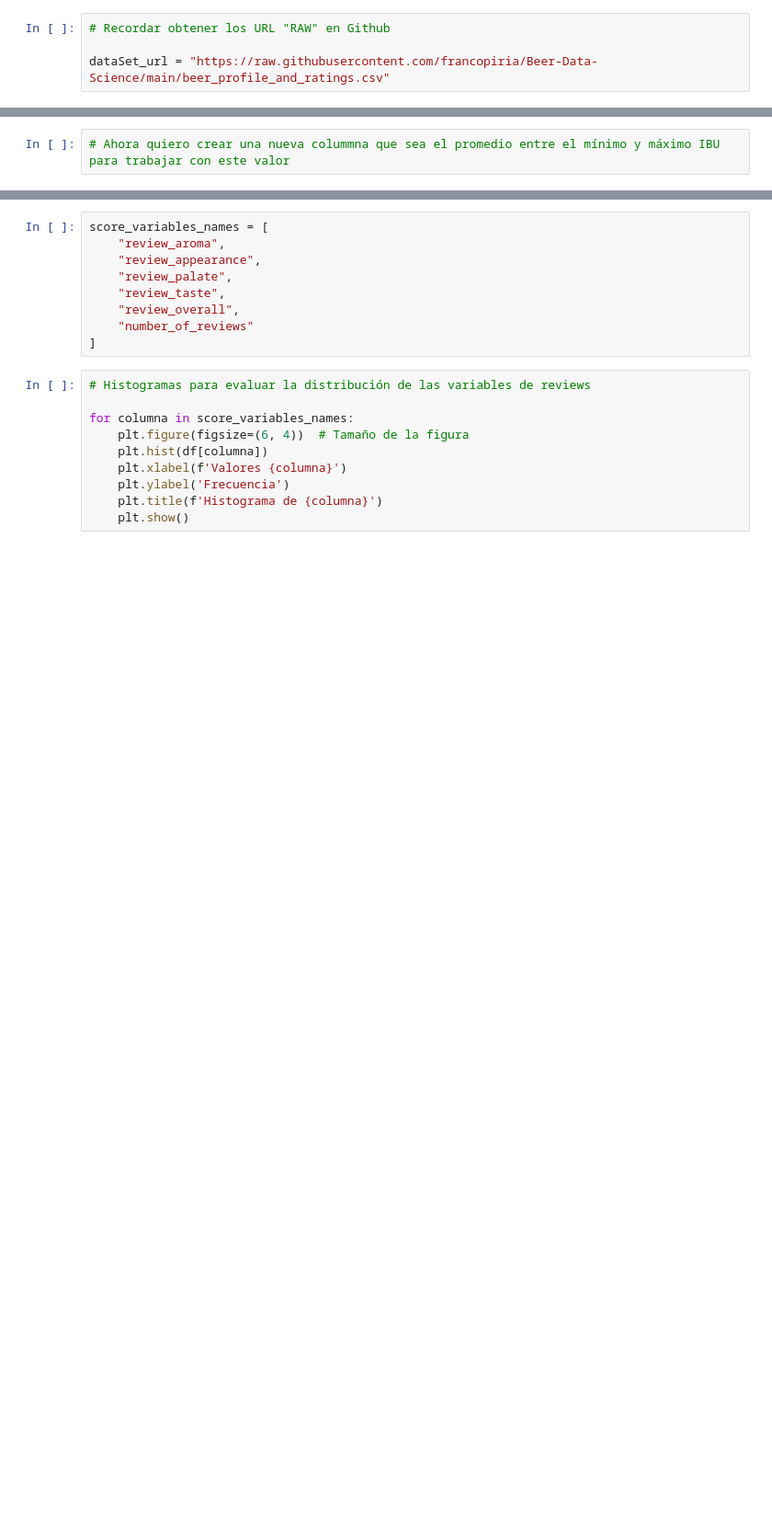
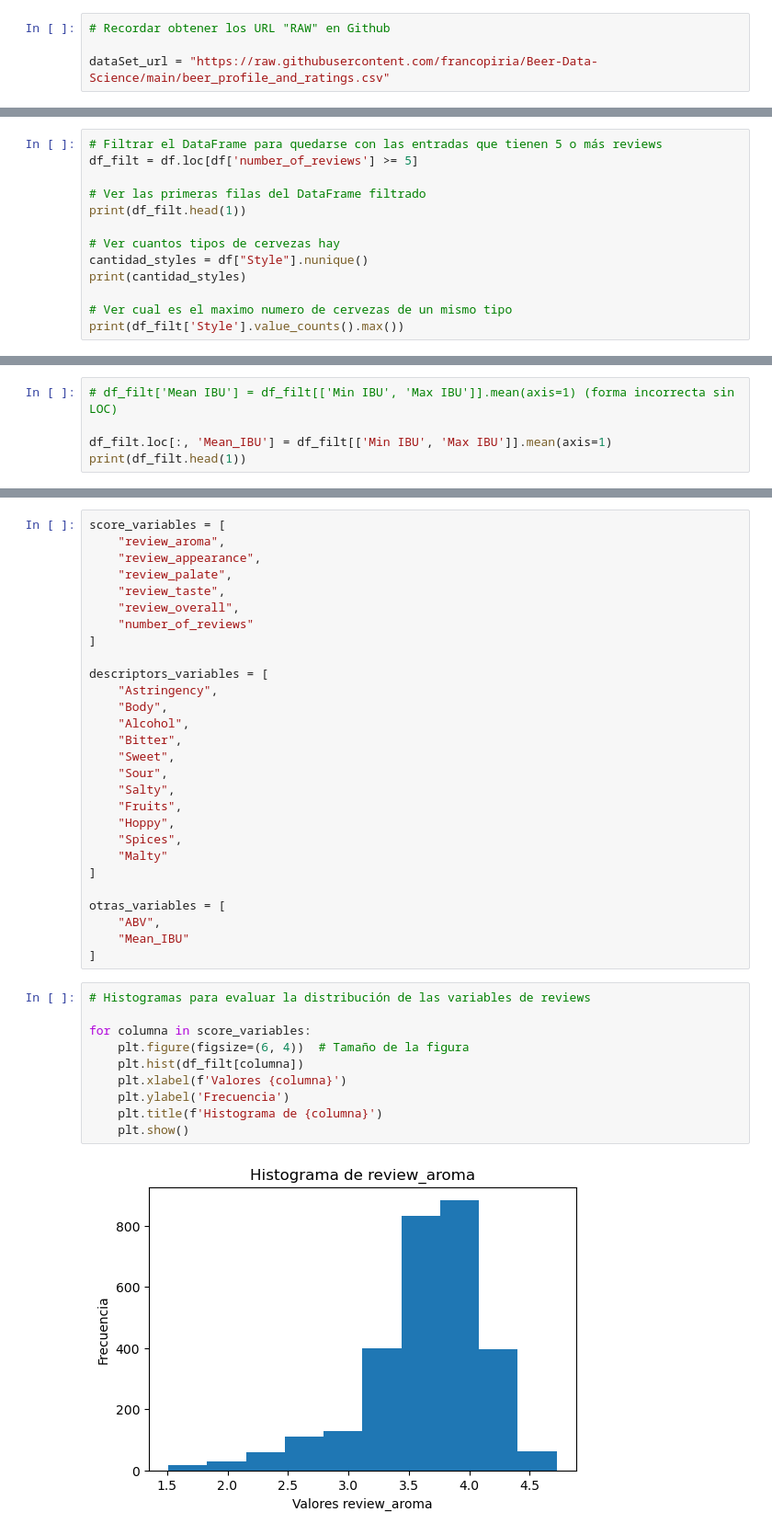
Before and after one commit to francopiria/Beer-Data-Science, a Jupyter notebook: FrancoPiria_DataScienceProject.ipynb, the cells around one changed output, grey strips where cells are left out. Shown at 92% size. Cells and saved outputs as stored; diff of their text form; blank space fills up the shorter version.

Commit message:
Hypothesis, graphs by style
Hypothesis, objectives, IBU mean calculated, graphs by style

```diff
--- a/FrancoPiria_DataScienceProject.ipynb
+++ b/FrancoPiria_DataScienceProject.ipynb
@@ -29,0 +107,13 @@ print(len(df))
+# %%
+# Filtrar el DataFrame para quedarse con las entradas que tienen 5 o más reviews
+df_filt = df.loc[df['number_of_reviews'] >= 5]
+
+# Ver las primeras filas del DataFrame filtrado
+print(df_filt.head(1))
+
+# Ver cuantos tipos de cervezas hay
+cantidad_styles = df["Style"].nunique()
+print(cantidad_styles)
+
+# Ver cual es el maximo numero de cervezas de un mismo tipo
+print(df_filt['Style'].value_counts().max())
@@ -66,2 +222,5 @@ for columna in columnas_redimensionar:
 # %%
-# Ahora quiero crear una nueva colummna que sea el promedio entre el mínimo y máximo IBU para trabajar con este valor
+# df_filt['Mean IBU'] = df_filt[['Min IBU', 'Max IBU']].mean(axis=1) (forma incorrecta sin LOC)
+
+df_filt.loc[:, 'Mean_IBU'] = df_filt[['Min IBU', 'Max IBU']].mean(axis=1)
+print(df_filt.head(1))
@@ -89,5 +250,5 @@ print(df_filtered)
 # %%
-score_variables_names = [
+score_variables = [
     "review_aroma",
     "review_appearance",
     "review_palate",
@@ -95,13 +256,34 @@ score_variables_names = [
     "review_overall",
     "number_of_reviews"
 ]
+
+descriptors_variables = [
+    "Astringency",
+    "Body",
+    "Alcohol",
+    "Bitter",
+    "Sweet",
+    "Sour",
+    "Salty",
+    "Fruits",
+    "Hoppy",
+    "Spices",
+    "Malty"
+]
+
+otras_variables = [
+    "ABV",
+    "Mean_IBU"
+]
 # %%
 # Histogramas para evaluar la distribución de las variables de reviews
 
-for columna in score_variables_names:
+for columna in score_variables:
     plt.figure(figsize=(6, 4))  # Tamaño de la figura
-    plt.hist(df[columna])
+    plt.hist(df_filt[columna])
     plt.xlabel(f'Valores {columna}')
     plt.ylabel('Frecuencia')
     plt.title(f'Histograma de {columna}')
     plt.show()
+# %% [output]
+[figure, added]
```
Also changed, not shown: parts of 39 cells of this notebook.
